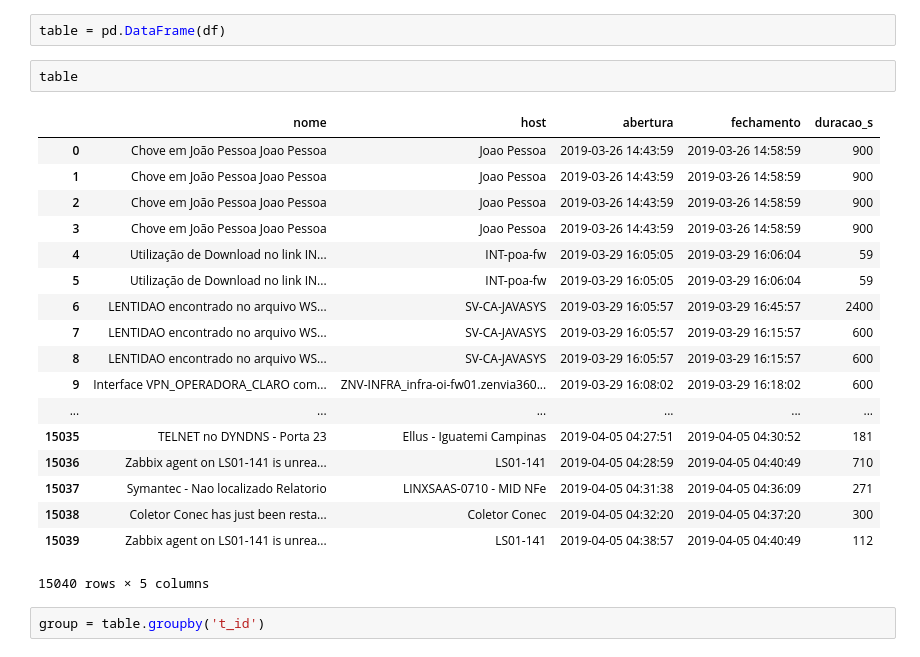
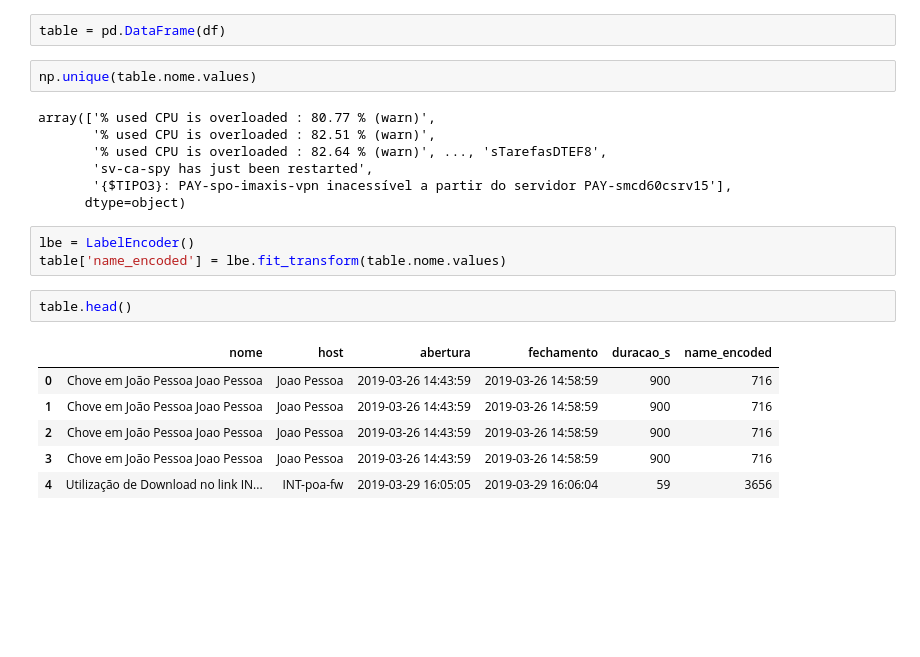
Before and after one commit to michaeloc/data_analysis_server_log, a Jupyter notebook: Analise_Ocorrencias.ipynb, the cells around one changed output. Cells and saved outputs as stored; diff of their text form; blank space fills up the shorter version.

```diff
--- a/Analise_Ocorrencias.ipynb
+++ b/Analise_Ocorrencias.ipynb
@@ -36,26 +37,24 @@ df.head()
 df.dropna(inplace=True)
 # %%
 table = pd.DataFrame(df)
+# %%
+np.unique(table.nome.values)
+# %% [output]
+array(['% used CPU is overloaded : 80.77 % (warn)',
+       '% used CPU is overloaded : 82.51 % (warn)',
+       '% used CPU is overloaded : 82.64 % (warn)', ..., 'sTarefasDTEF8',
+       'sv-ca-spy has just been restarted',
+       '{$TIPO3}: PAY-spo-imaxis-vpn inacessível a partir do servidor PAY-smcd60csrv15'],
+      dtype=object)
+# %%
+lbe = LabelEncoder()
+table['name_encoded'] = lbe.fit_transform(table.nome.values)
 # %%
-table
+table.head()
 # %% [output]
-|  | nome | host | abertura | fechamento | duracao_s |
-| 0 | Chove em João Pessoa Joao Pessoa | Joao Pessoa | 2019-03-26 14:43:59 | 2019-03-26 14:58:59 | 900 |
-| 1 | Chove em João Pessoa Joao Pessoa | Joao Pessoa | 2019-03-26 14:43:59 | 2019-03-26 14:58:59 | 900 |
-| 2 | Chove em João Pessoa Joao Pessoa | Joao Pessoa | 2019-03-26 14:43:59 | 2019-03-26 14:58:59 | 900 |
-| 3 | Chove em João Pessoa Joao Pessoa | Joao Pessoa | 2019-03-26 14:43:59 | 2019-03-26 14:58:59 | 900 |
-| 4 | Utilização de Download no link IN... | INT-poa-fw | 2019-03-29 16:05:05 | 2019-03-29 16:06:04 | 59 |
-| 5 | Utilização de Download no link IN... | INT-poa-fw | 2019-03-29 16:05:05 | 2019-03-29 16:06:04 | 59 |
-| 6 | LENTIDAO encontrado no arquivo WS... | SV-CA-JAVASYS | 2019-03-29 16:05:57 | 2019-03-29 16:45:57 | 2400 |
-| 7 | LENTIDAO encontrado no arquivo WS... | SV-CA-JAVASYS | 2019-03-29 16:05:57 | 2019-03-29 16:15:57 | 600 |
-| 8 | LENTIDAO encontrado no arquivo WS... | SV-CA-JAVASYS | 2019-03-29 16:05:57 | 2019-03-29 16:15:57 | 600 |
-| 9 | Interface VPN_OPERADORA_CLARO com... | ZNV-INFRA_infra-oi-fw01.zenvia360... | 2019-03-29 16:08:02 | 2019-03-29 16:18:02 | 600 |
-| ... | ... | ... | ... | ... | ... |
-| 15035 | TELNET no DYNDNS - Porta 23 | Ellus - Iguatemi Campinas | 2019-04-05 04:27:51 | 2019-04-05 04:30:52 | 181 |
-| 15036 | Zabbix agent on LS01-141 is unrea... | LS01-141 | 2019-04-05 04:28:59 | 2019-04-05 04:40:49 | 710 |
-| 15037 | Symantec - Nao localizado Relatorio | LINXSAAS-0710 - MID NFe | 2019-04-05 04:31:38 | 2019-04-05 04:36:09 | 271 |
-| 15038 | Coletor Conec has just been resta... | Coletor Conec | 2019-04-05 04:32:20 | 2019-04-05 04:37:20 | 300 |
-| 15039 | Zabbix agent on LS01-141 is unrea... | LS01-141 | 2019-04-05 04:38:57 | 2019-04-05 04:40:49 | 112 |
+|  | nome | host | abertura | fechamento | duracao_s | name_encoded |
+| 0 | Chove em João Pessoa Joao Pessoa | Joao Pessoa | 2019-03-26 14:43:59 | 2019-03-26 14:58:59 | 900 | 716 |
+| 1 | Chove em João Pessoa Joao Pessoa | Joao Pessoa | 2019-03-26 14:43:59 | 2019-03-26 14:58:59 | 900 | 716 |
+| 2 | Chove em João Pessoa Joao Pessoa | Joao Pessoa | 2019-03-26 14:43:59 | 2019-03-26 14:58:59 | 900 | 716 |
+| 3 | Chove em João Pessoa Joao Pessoa | Joao Pessoa | 2019-03-26 14:43:59 | 2019-03-26 14:58:59 | 900 | 716 |
+| 4 | Utilização de Download no link IN... | INT-poa-fw | 2019-03-29 16:05:05 | 2019-03-29 16:06:04 | 59 | 3656 |
-15040 rows × 5 columns
-# %%
-group = table.groupby('t_id')
```
Also changed, not shown: parts of 20 cells of this notebook, 1 other file.
